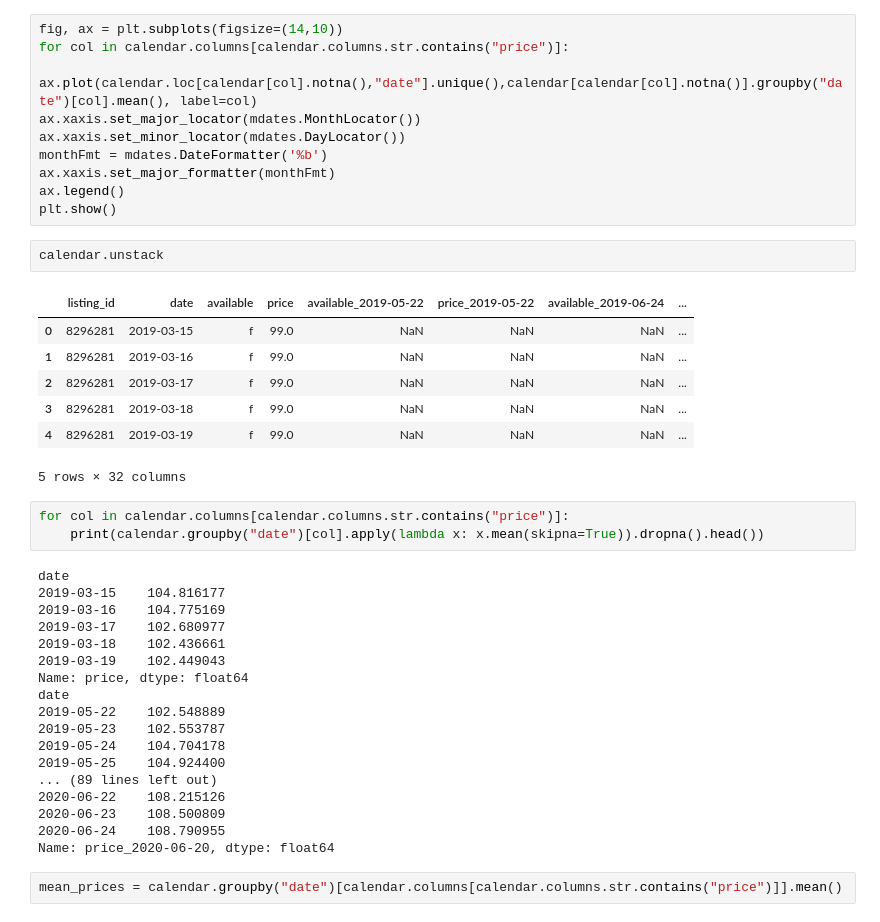
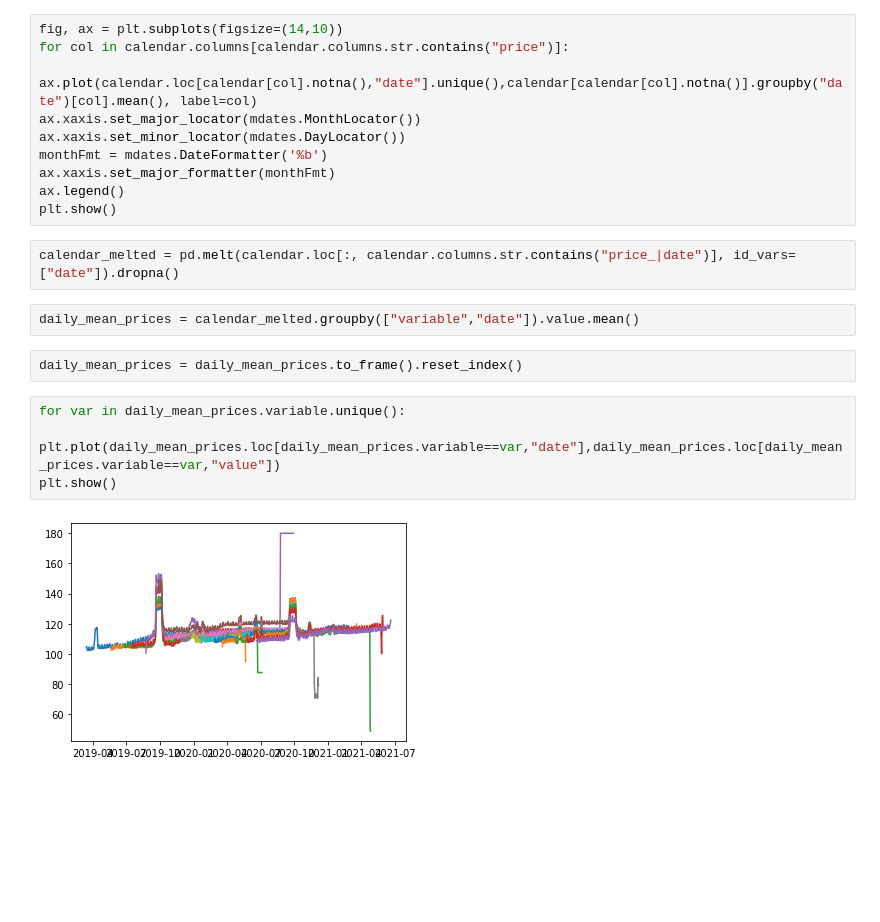
Before and after one commit to alexweinfurter/munich-airbnb-data, a Jupyter notebook: notebooks/data_exploration.ipynb, the cells around one changed output. Drawn from its saved outputs; the diff is of its cells as text; blank space fills up the shorter version.

```diff
--- a/notebooks/data_exploration.ipynb
+++ b/notebooks/data_exploration.ipynb
@@ -229,37 +188,16 @@ monthFmt = mdates.DateFormatter('%b')
 ax.xaxis.set_major_formatter(monthFmt)
 ax.legend()
 plt.show()
-# %%
-calendar.unstack
-# %% [output]
-|  | listing_id | date | available | price | available_2019-05-22 | price_2019-05-22 | available_2019-06-24 | ... |
-| 0 | 8296281 | 2019-03-15 | f | 99.0 | NaN | NaN | NaN | ... |
-| 1 | 8296281 | 2019-03-16 | f | 99.0 | NaN | NaN | NaN | ... |
-| 2 | 8296281 | 2019-03-17 | f | 99.0 | NaN | NaN | NaN | ... |
-| 3 | 8296281 | 2019-03-18 | f | 99.0 | NaN | NaN | NaN | ... |
-| 4 | 8296281 | 2019-03-19 | f | 99.0 | NaN | NaN | NaN | ... |
-5 rows × 32 columns
-# %%
-for col in calendar.columns[calendar.columns.str.contains("price")]:
-    print(calendar.groupby("date")[col].apply(lambda x: x.mean(skipna=True)).dropna().head())
-# %% [output]
-date
-2019-03-15    104.816177
-2019-03-16    104.775169
-2019-03-17    102.680977
-2019-03-18    102.436661
-2019-03-19    102.449043
-Name: price, dtype: float64
-date
-2019-05-22    102.548889
-2019-05-23    102.553787
-2019-05-24    104.704178
-2019-05-25    104.924400
-... (89 lines left out)
-2020-06-22    108.215126
-2020-06-23    108.500809
-2020-06-24    108.790955
-Name: price_2020-06-20, dtype: float64
-# %%
-mean_prices = calendar.groupby("date")[calendar.columns[calendar.columns.str.contains("price")]].mean()
+# %%
+calendar_melted = pd.melt(calendar.loc[:, calendar.columns.str.contains("price_|date")], id_vars=["date"]).dropna()
+# %%
+daily_mean_prices = calendar_melted.groupby(["variable","date"]).value.mean()
+# %%
+daily_mean_prices = daily_mean_prices.to_frame().reset_index()
+# %%
+for var in daily_mean_prices.variable.unique():
+    plt.plot(daily_mean_prices.loc[daily_mean_prices.variable==var,"date"],daily_mean_prices.loc[daily_mean_prices.variable==var,"value"])
+plt.show()
+# %% [output]
+[figure, added]
 # %%
```
Also changed, not shown: parts of 19 cells of this notebook.
